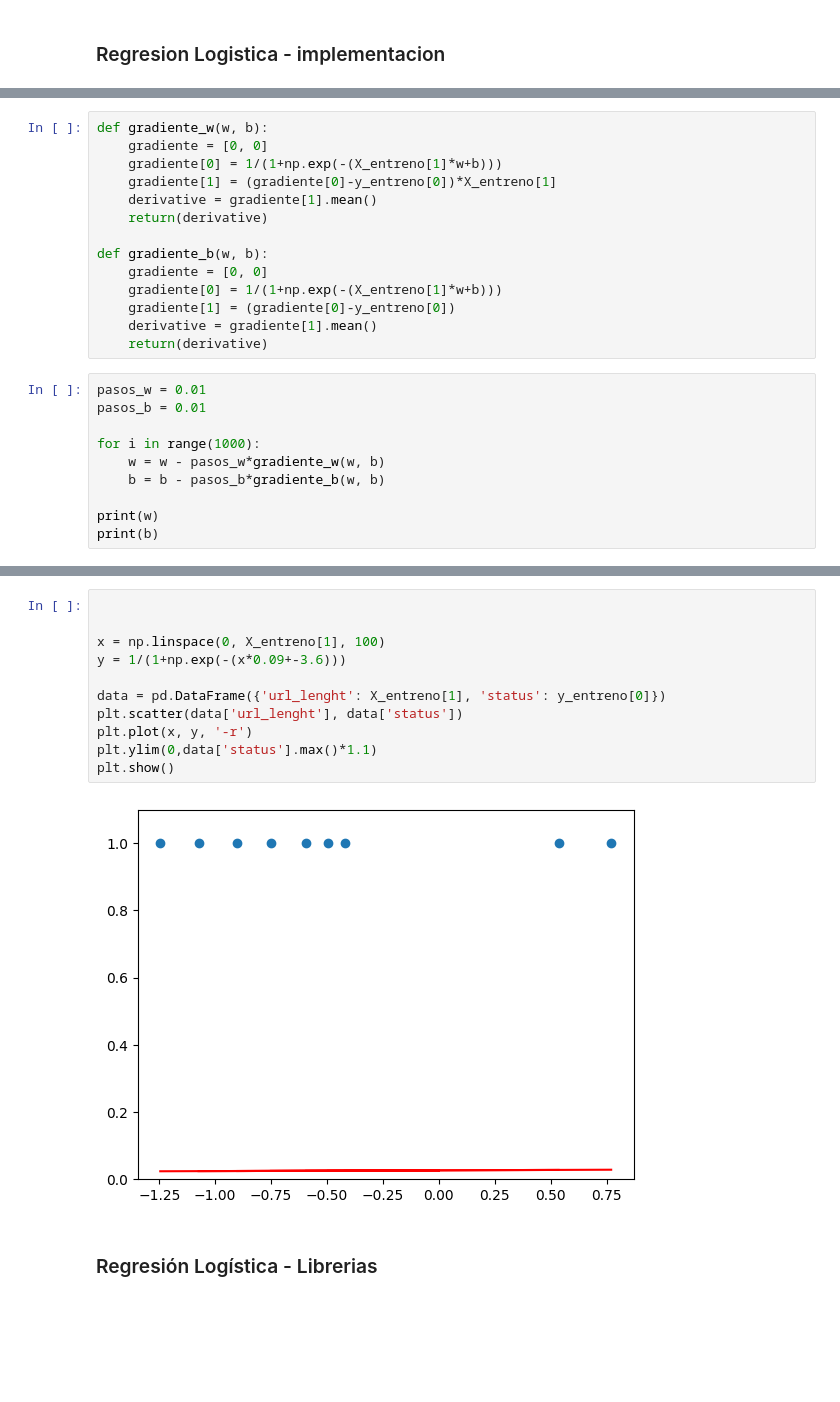
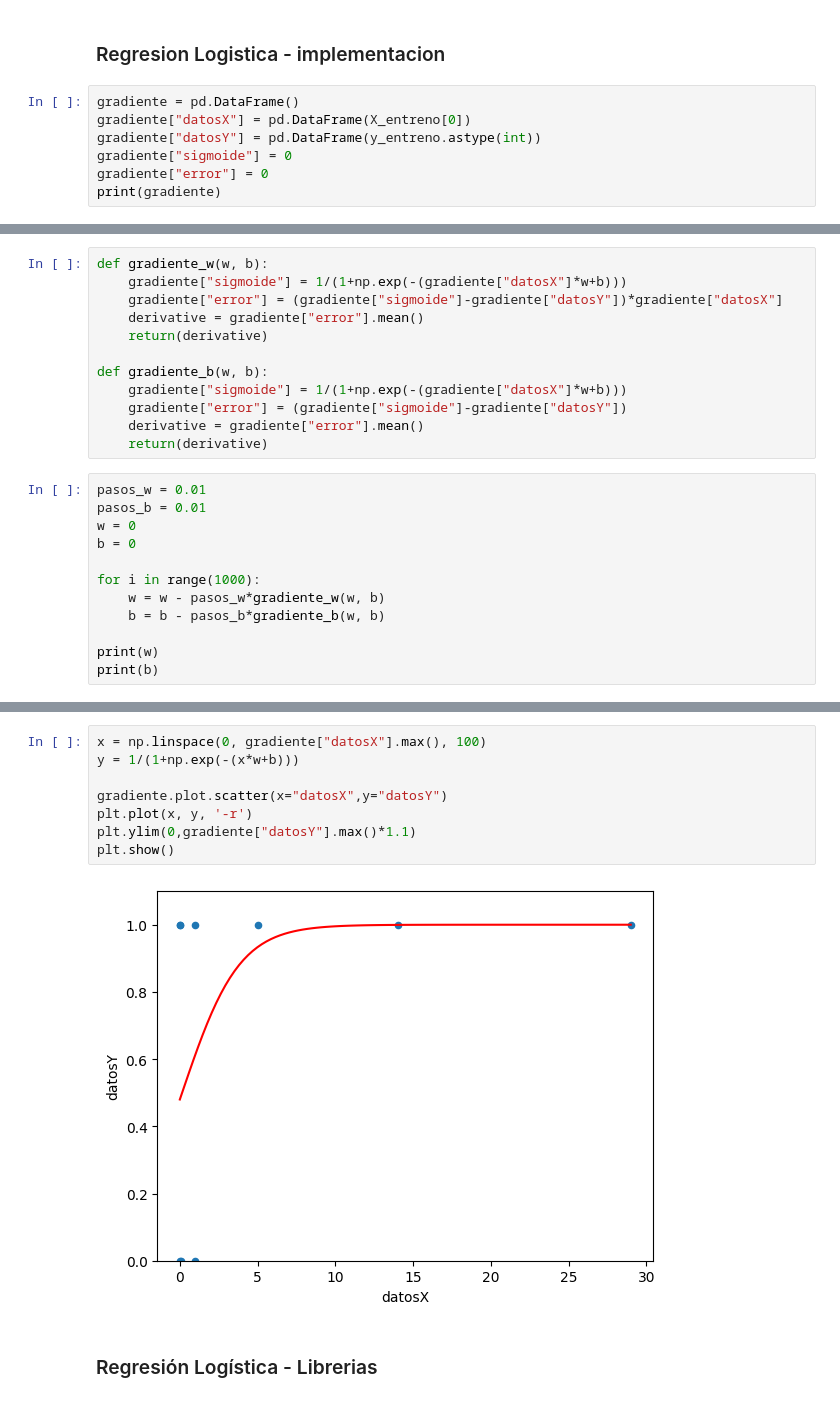
Before and after one commit to angelcast2002/Lab01-IA, a Jupyter notebook: lab01.ipynb, the cells around one changed output, grey strips where cells are left out. Cells and saved outputs as stored; diff of their text form; blank space fills up the shorter version.

```diff
--- a/lab01.ipynb
+++ b/lab01.ipynb
@@ -129,3 +117,10 @@ array([[-0.42025902, -0.18084394,  1.09379597, ...,  0.53471574,
 desempeño principal
 # %% [markdown]
 ### Regresion Logistica - implementacion
+# %%
+gradiente = pd.DataFrame()
+gradiente["datosX"] = pd.DataFrame(X_entreno[0])
+gradiente["datosY"] = pd.DataFrame(y_entreno.astype(int))
+gradiente["sigmoide"] = 0
+gradiente["error"] = 0
+print(gradiente)
@@ -132,20 +138,20 @@ desempeño principal
 # %%
 def gradiente_w(w, b):
-    gradiente = [0, 0]
-    gradiente[0] = 1/(1+np.exp(-(X_entreno[1]*w+b)))
-    gradiente[1] = (gradiente[0]-y_entreno[0])*X_entreno[1]
-    derivative = gradiente[1].mean()
+    gradiente["sigmoide"] = 1/(1+np.exp(-(gradiente["datosX"]*w+b)))
+    gradiente["error"] = (gradiente["sigmoide"]-gradiente["datosY"])*gradiente["datosX"]
+    derivative = gradiente["error"].mean()
     return(derivative)
 
 def gradiente_b(w, b):
-    gradiente = [0, 0]
-    gradiente[0] = 1/(1+np.exp(-(X_entreno[1]*w+b)))
-    gradiente[1] = (gradiente[0]-y_entreno[0])
-    derivative = gradiente[1].mean()
+    gradiente["sigmoide"] = 1/(1+np.exp(-(gradiente["datosX"]*w+b)))
+    gradiente["error"] = (gradiente["sigmoide"]-gradiente["datosY"])
+    derivative = gradiente["error"].mean()
     return(derivative)
 # %%
 pasos_w = 0.01
 pasos_b = 0.01
+w = 0
+b = 0
 
 for i in range(1000):
     w = w - pasos_w*gradiente_w(w, b)
@@ -159,16 +165,13 @@ print(b)
 # %%
+x = np.linspace(0, gradiente["datosX"].max(), 100)
+y = 1/(1+np.exp(-(x*w+b)))
 
-
-x = np.linspace(0, X_entreno[1], 100)
-y = 1/(1+np.exp(-(x*0.09+-3.6)))
-
-data = pd.DataFrame({'url_lenght': X_entreno[1], 'status': y_entreno[0]})
-plt.scatter(data['url_lenght'], data['status'])
+gradiente.plot.scatter(x="datosX",y="datosY")
 plt.plot(x, y, '-r')
-plt.ylim(0,data['status'].max()*1.1)
+plt.ylim(0,gradiente["datosY"].max()*1.1)
 plt.show()
 # %% [output]
-[figure, old version]
+[figure, new version]
 # %% [markdown]
 ### Regresión Logística - Librerias
 # %%
```
Also changed, not shown: parts of 7 cells of this notebook.
